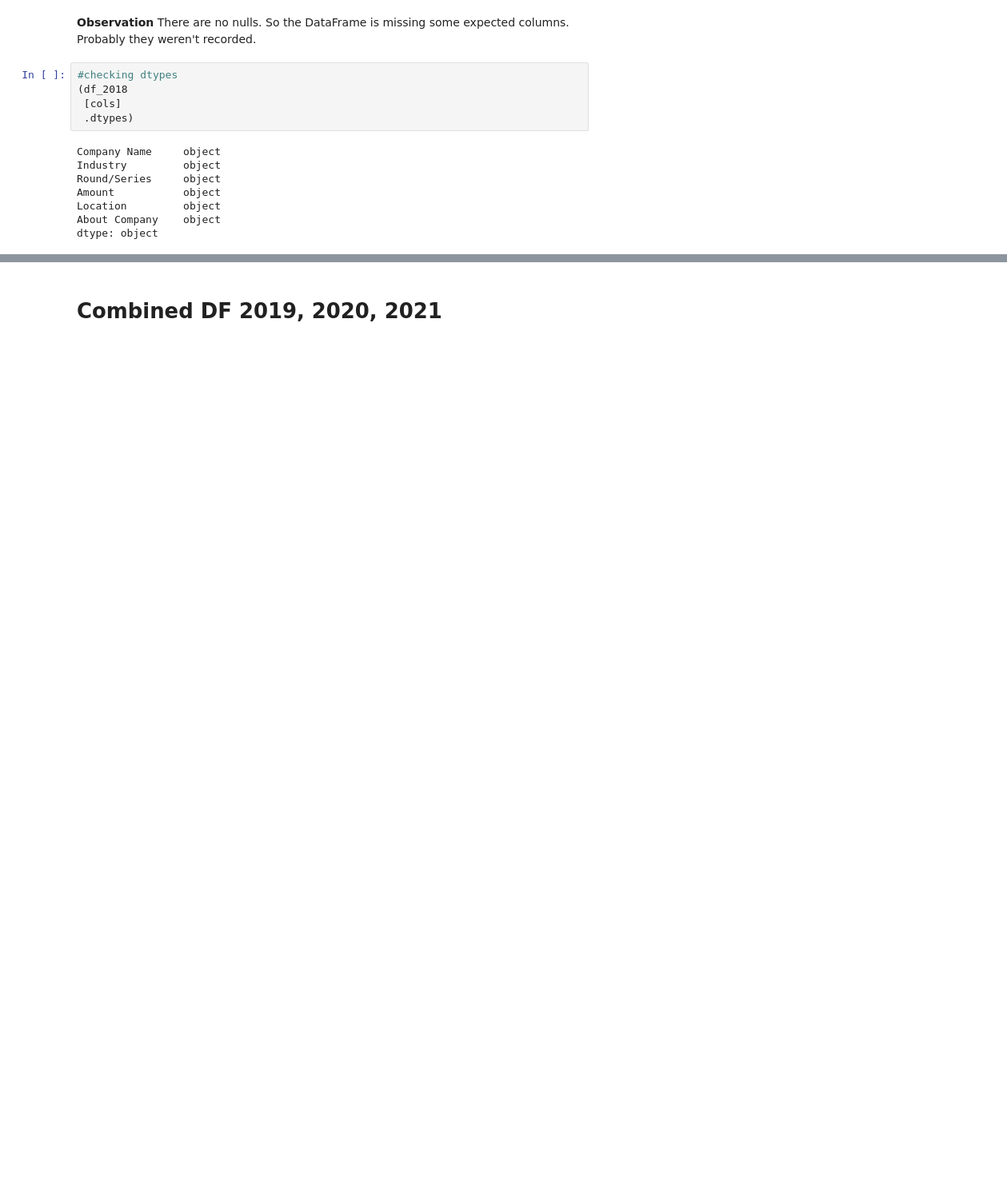
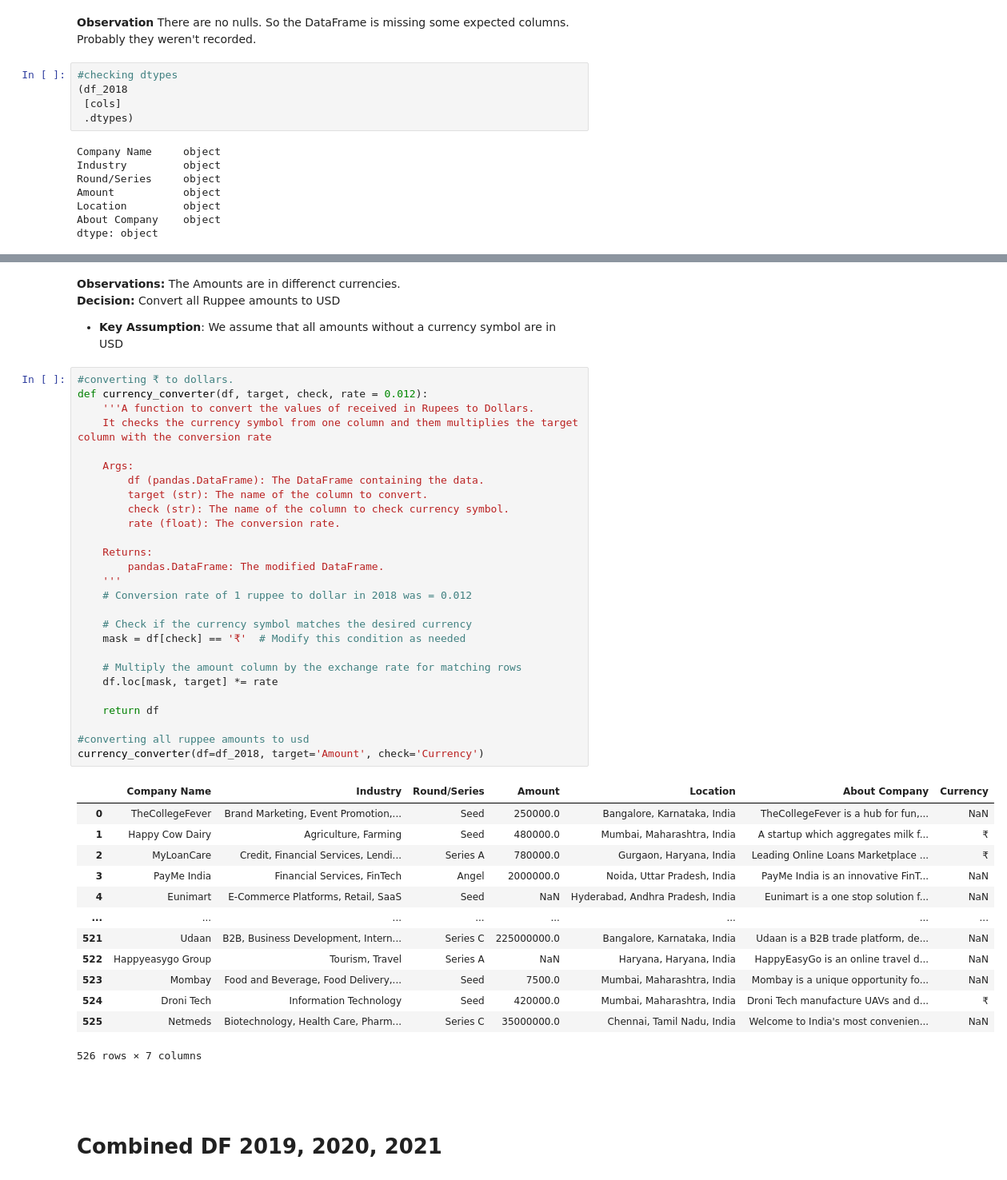
Before and after one commit to Rama-Mwenda/Indian_Ecosystem_Analysis, a Jupyter notebook: Analysis_Notebook.ipynb, the cells around one changed output, grey strips where cells are left out. Shown at 80% size. Drawn from its saved outputs; the diff is of its cells as text; blank space fills up the shorter version.

```diff
--- a/Analysis_Notebook.ipynb
+++ b/Analysis_Notebook.ipynb
@@ -440,2 +510,52 @@ Name: Amount, Length: 526, dtype: object
+# %% [markdown]
+**Observations:**
+The Amounts are in differenct currencies.\
+**Decision:**
+Convert all Ruppee amounts to USD
+
+* **Key Assumption**: We assume that all amounts without a currency symbol are in USD
+# %%
+#converting ₹ to dollars.
+def currency_converter(df, target, check, rate = 0.012):
+    '''A function to convert the values of received in Rupees to Dollars.
+    It checks the currency symbol from one column and them multiplies the target column with the conversion rate
+
+    Args:
+        df (pandas.DataFrame): The DataFrame containing the data.
+        target (str): The name of the column to convert.
+        check (str): The name of the column to check currency symbol.
+        rate (float): The conversion rate.
+
+    Returns:
+        pandas.DataFrame: The modified DataFrame.
+    '''
+    # Conversion rate of 1 ruppee to dollar in 2018 was = 0.012
+
+    # Check if the currency symbol matches the desired currency
+    mask = df[check] == '₹'  # Modify this condition as needed
+
+    # Multiply the amount column by the exchange rate for matching rows
+    df.loc[mask, target] *= rate
+
+    return df
+
+#converting all ruppee amounts to usd
+currency_converter(df=df_2018, target='Amount', check='Currency')
+# %% [output]
+|  | Company Name | Industry | Round/Series | Amount | Location | About Company | Currency |
+| 0 | TheCollegeFever | Brand Marketing, Event Promotion,... | Seed | 250000.0 | Bangalore, Karnataka, India | TheCollegeFever is a hub for fun,... | NaN |
+| 1 | Happy Cow Dairy | Agriculture, Farming | Seed | 480000.0 | Mumbai, Maharashtra, India | A startup which aggregates milk f... | ₹ |
+| 2 | MyLoanCare | Credit, Financial Services, Lendi... | Series A | 780000.0 | Gurgaon, Haryana, India | Leading Online Loans Marketplace ... | ₹ |
+| 3 | PayMe India | Financial Services, FinTech | Angel | 2000000.0 | Noida, Uttar Pradesh, India | PayMe India is an innovative FinT... | NaN |
+| 4 | Eunimart | E-Commerce Platforms, Retail, SaaS | Seed | NaN | Hyderabad, Andhra Pradesh, India | Eunimart is a one stop solution f... | NaN |
+| ... | ... | ... | ... | ... | ... | ... | ... |
+| 521 | Udaan | B2B, Business Development, Intern... | Series C | 225000000.0 | Bangalore, Karnataka, India | Udaan is a B2B trade platform, de... | NaN |
+| 522 | Happyeasygo Group | Tourism, Travel | Series A | NaN | Haryana, Haryana, India | HappyEasyGo is an online travel d... | NaN |
+| 523 | Mombay | Food and Beverage, Food Delivery,... | Seed | 7500.0 | Mumbai, Maharashtra, India | Mombay is a unique opportunity fo... | NaN |
+| 524 | Droni Tech | Information Technology | Seed | 420000.0 | Mumbai, Maharashtra, India | Droni Tech manufacture UAVs and d... | ₹ |
+| 525 | Netmeds | Biotechnology, Health Care, Pharm... | Series C | 35000000.0 | Chennai, Tamil Nadu, India | Welcome to India's most convenien... | NaN |
+526 rows × 7 columns
+# %% [markdown]
+####
 # %% [markdown]
 # **Combined DF 2019, 2020, 2021**
```
Also changed, not shown: parts of 13 cells of this notebook.
